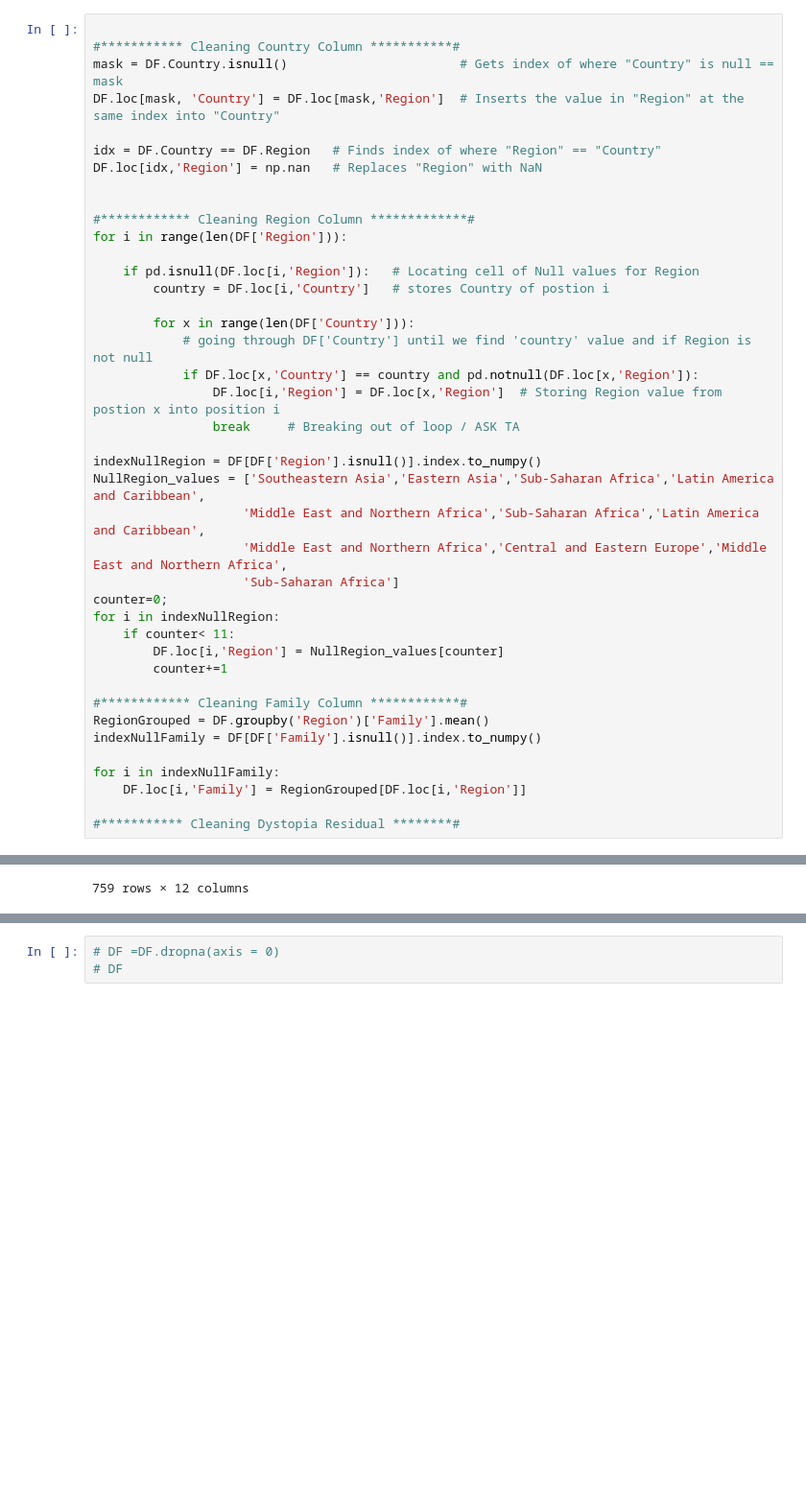
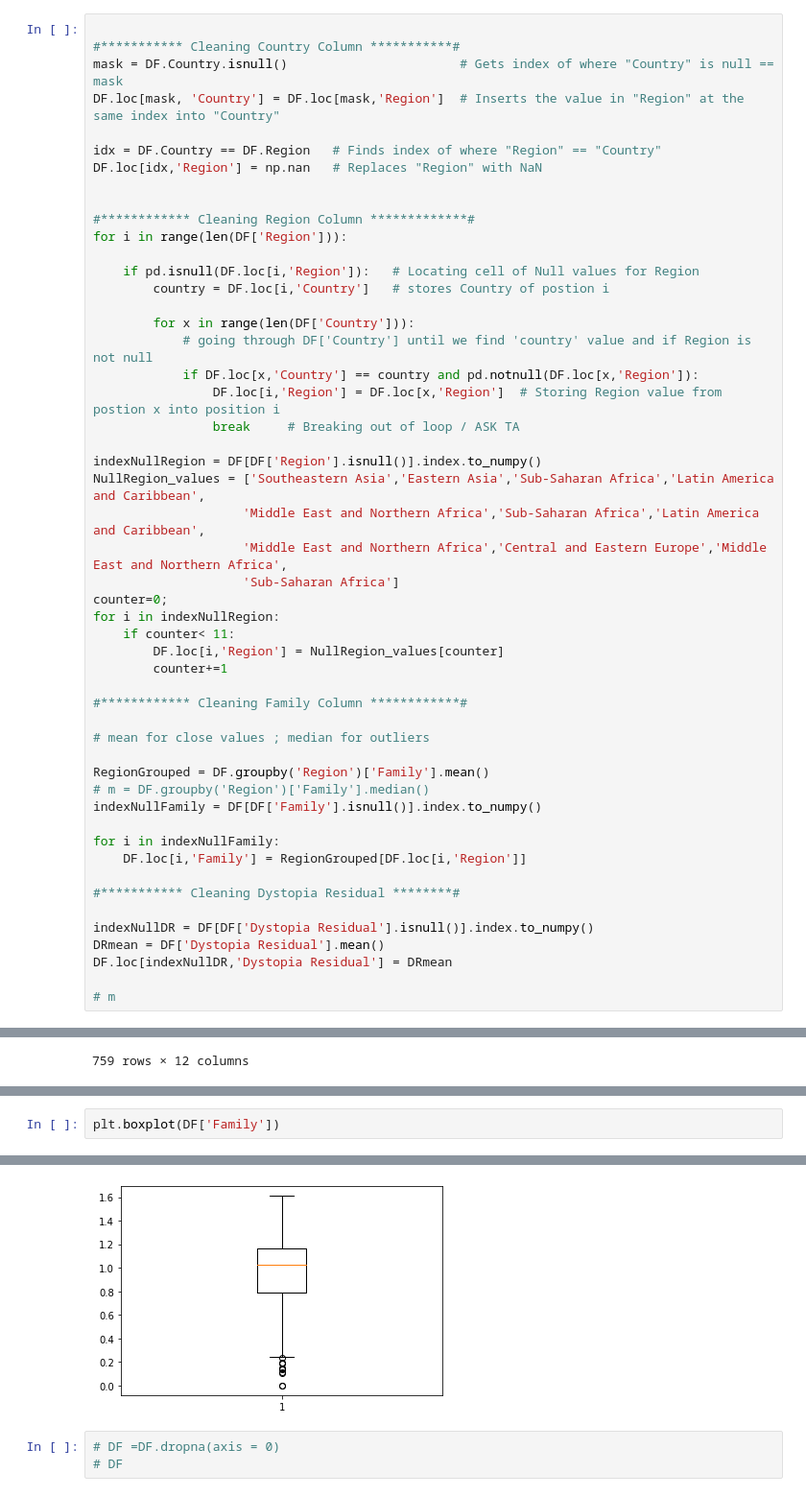
Before and after one commit to simrankgill/NSF_Mini_Project, a Jupyter notebook: WorldHappiness.ipynb, the cells around one changed output, grey strips where cells are left out. Shown at 96% size. Cells and saved outputs as stored; diff of their text form; blank space fills up the shorter version.

```diff
--- a/WorldHappiness.ipynb
+++ b/WorldHappiness.ipynb
@@ -53,13 +53,23 @@ for i in indexNullRegion:
         counter+=1
 
 #************ Cleaning Family Column ************#
+
+# mean for close values ; median for outliers
+
 RegionGrouped = DF.groupby('Region')['Family'].mean()
+# m = DF.groupby('Region')['Family'].median()
 indexNullFamily = DF[DF['Family'].isnull()].index.to_numpy()
 
 for i in indexNullFamily:
     DF.loc[i,'Family'] = RegionGrouped[DF.loc[i,'Region']]
 
 #*********** Cleaning Dystopia Residual ********#
+
+indexNullDR = DF[DF['Dystopia Residual'].isnull()].index.to_numpy()
+DRmean = DF['Dystopia Residual'].mean()
+DF.loc[indexNullDR,'Dystopia Residual'] = DRmean
+
+# m
 # %%
 DF
 # %% [output]
@@ -78,0 +104,3 @@ DF
+# %%
+plt.boxplot(DF['Family'])
+# %% [output]
@@ -79,3 +115,4 @@ DF
+[figure, added]
 # %%
 # DF =DF.dropna(axis = 0)
 # DF
```
Also changed, not shown: parts of 2 cells of this notebook.
